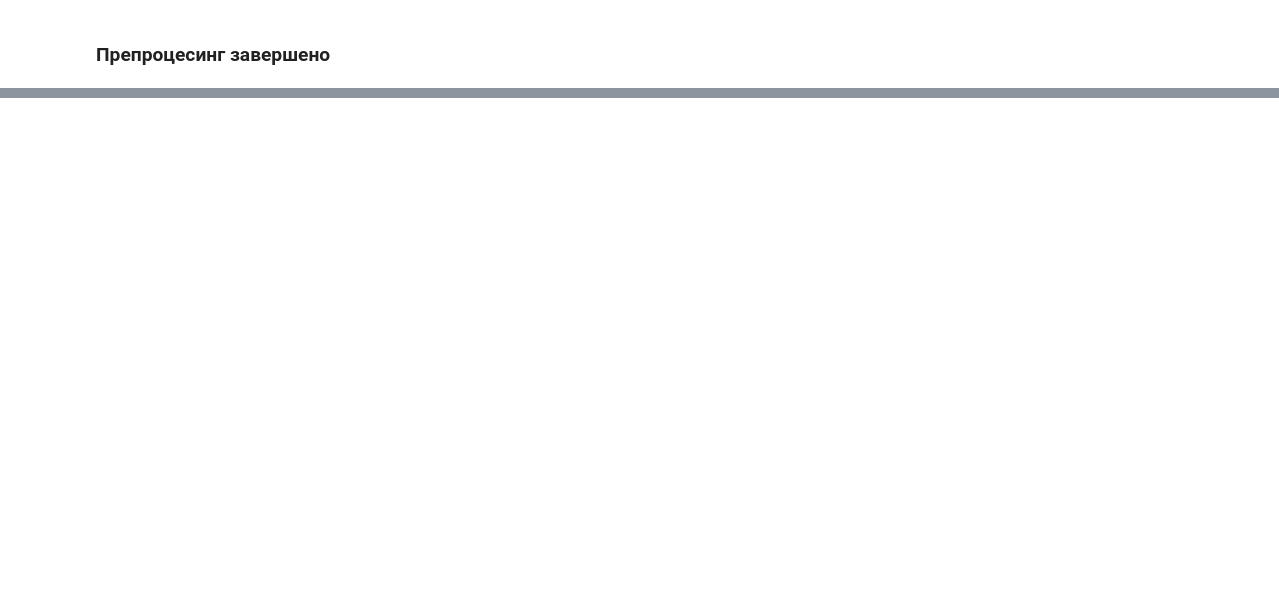
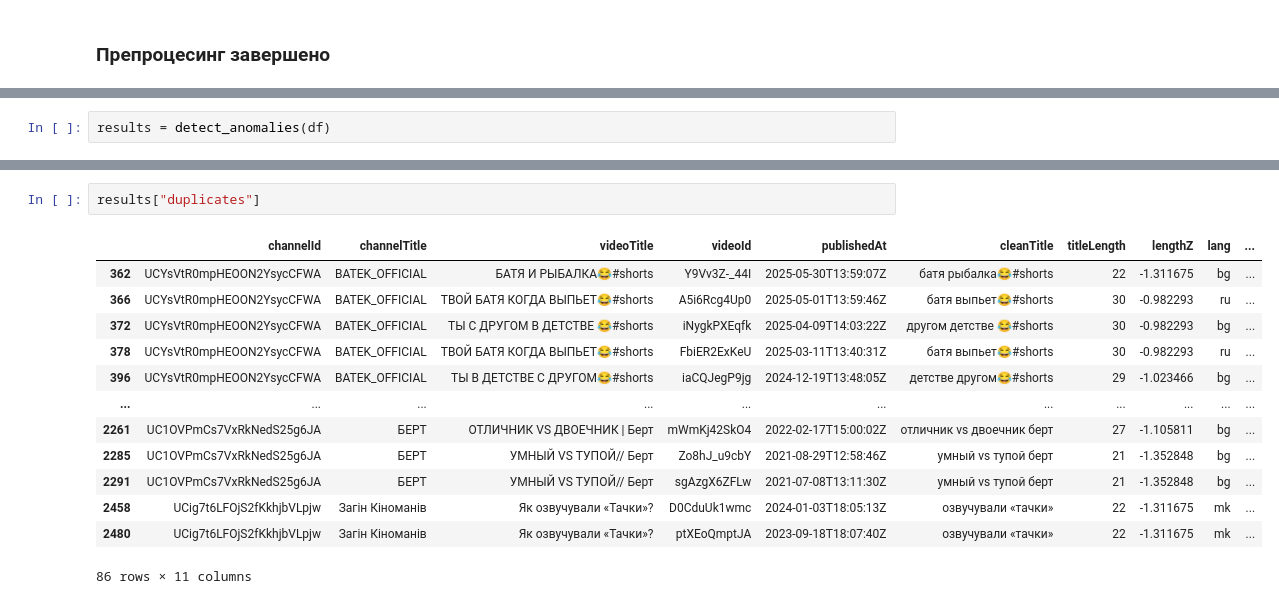
Before and after one commit to pro100jekon/kpi-web-analytics, a Jupyter notebook: lab3.ipynb, the cells around one changed output, grey strips where cells are left out. Saved outputs shown, nothing was run; the diff lists cells and outputs as text; blank space fills up the shorter version.

```diff
--- a/lab3.ipynb
+++ b/lab3.ipynb
@@ -172,0 +222,2 @@ df
+# %%
+results = detect_anomalies(df)
@@ -172,0 +256,16 @@ df
+# %%
+results["duplicates"]
+# %% [output]
+|  | channelId | channelTitle | videoTitle | videoId | publishedAt | cleanTitle | titleLength | lengthZ | lang | ... |
+| 362 | UCYsVtR0mpHEOON2YsycCFWA | BATEK_OFFICIAL | БАТЯ И РЫБАЛКА😂#shorts | Y9Vv3Z-_44I | 2025-05-30T13:59:07Z | батя рыбалка😂#shorts | 22 | -1.311675 | bg | ... |
+| 366 | UCYsVtR0mpHEOON2YsycCFWA | BATEK_OFFICIAL | ТВОЙ БАТЯ КОГДА ВЫПЬЕТ😂#shorts | A5i6Rcg4Up0 | 2025-05-01T13:59:46Z | батя выпьет😂#shorts | 30 | -0.982293 | ru | ... |
+| 372 | UCYsVtR0mpHEOON2YsycCFWA | BATEK_OFFICIAL | ТЫ С ДРУГОМ В ДЕТСТВЕ 😂#shorts | iNygkPXEqfk | 2025-04-09T14:03:22Z | другом детстве 😂#shorts | 30 | -0.982293 | bg | ... |
+| 378 | UCYsVtR0mpHEOON2YsycCFWA | BATEK_OFFICIAL | ТВОЙ БАТЯ КОГДА ВЫПЬЕТ😂#shorts | FbiER2ExKeU | 2025-03-11T13:40:31Z | батя выпьет😂#shorts | 30 | -0.982293 | ru | ... |
+| 396 | UCYsVtR0mpHEOON2YsycCFWA | BATEK_OFFICIAL | ТЫ В ДЕТСТВЕ С ДРУГОМ😂#shorts | iaCQJegP9jg | 2024-12-19T13:48:05Z | детстве другом😂#shorts | 29 | -1.023466 | bg | ... |
+| ... | ... | ... | ... | ... | ... | ... | ... | ... | ... | ... |
+| 2261 | UC1OVPmCs7VxRkNedS25g6JA | БЕРТ | ОТЛИЧНИК VS ДВОЕЧНИК | Берт | mWmKj42SkO4 | 2022-02-17T15:00:02Z | отличник vs двоечник берт | 27 | -1.105811 | bg | ... |
+| 2285 | UC1OVPmCs7VxRkNedS25g6JA | БЕРТ | УМНЫЙ VS ТУПОЙ// Берт | Zo8hJ_u9cbY | 2021-08-29T12:58:46Z | умный vs тупой берт | 21 | -1.352848 | bg | ... |
+| 2291 | UC1OVPmCs7VxRkNedS25g6JA | БЕРТ | УМНЫЙ VS ТУПОЙ// Берт | sgAzgX6ZFLw | 2021-07-08T13:11:30Z | умный vs тупой берт | 21 | -1.352848 | bg | ... |
+| 2458 | UCig7t6LFOjS2fKkhjbVLpjw | Загін Кіноманів | Як озвучували «Тачки»? | D0CduUk1wmc | 2024-01-03T18:05:13Z | озвучували «тачки» | 22 | -1.311675 | mk | ... |
+| 2480 | UCig7t6LFOjS2fKkhjbVLpjw | Загін Кіноманів | Як озвучували «Тачки»? | ptXEoQmptJA | 2023-09-18T18:07:40Z | озвучували «тачки» | 22 | -1.311675 | mk | ... |
+86 rows × 11 columns
```
Also changed, not shown: parts of 12 cells of this notebook.
